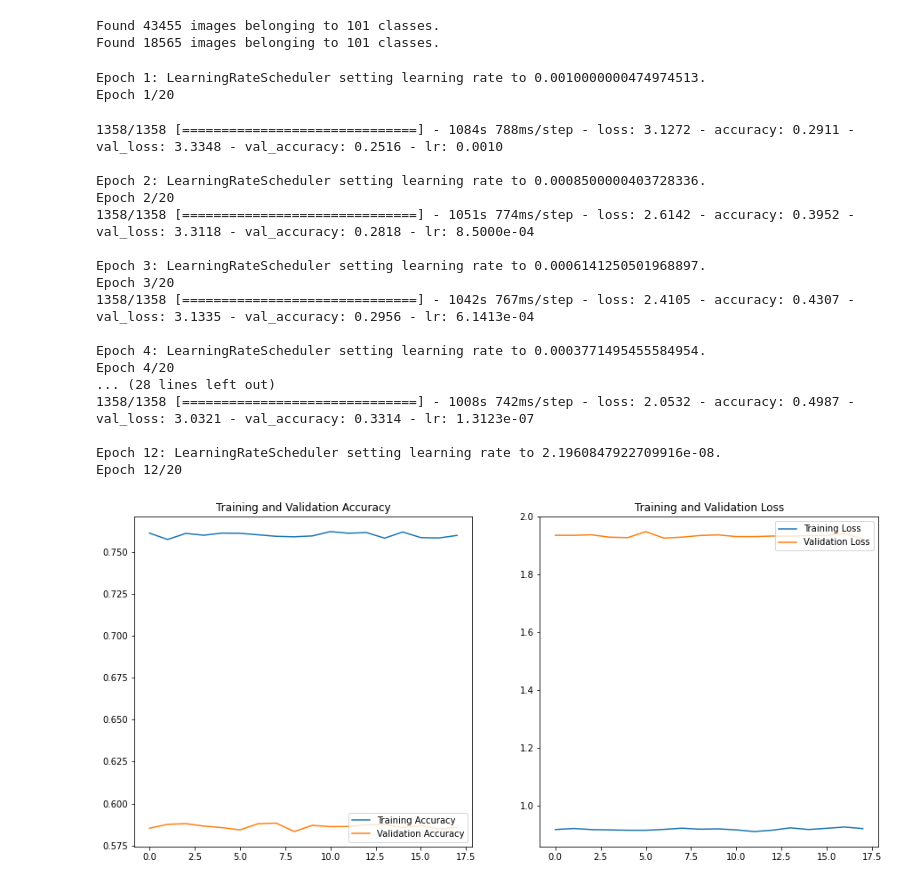
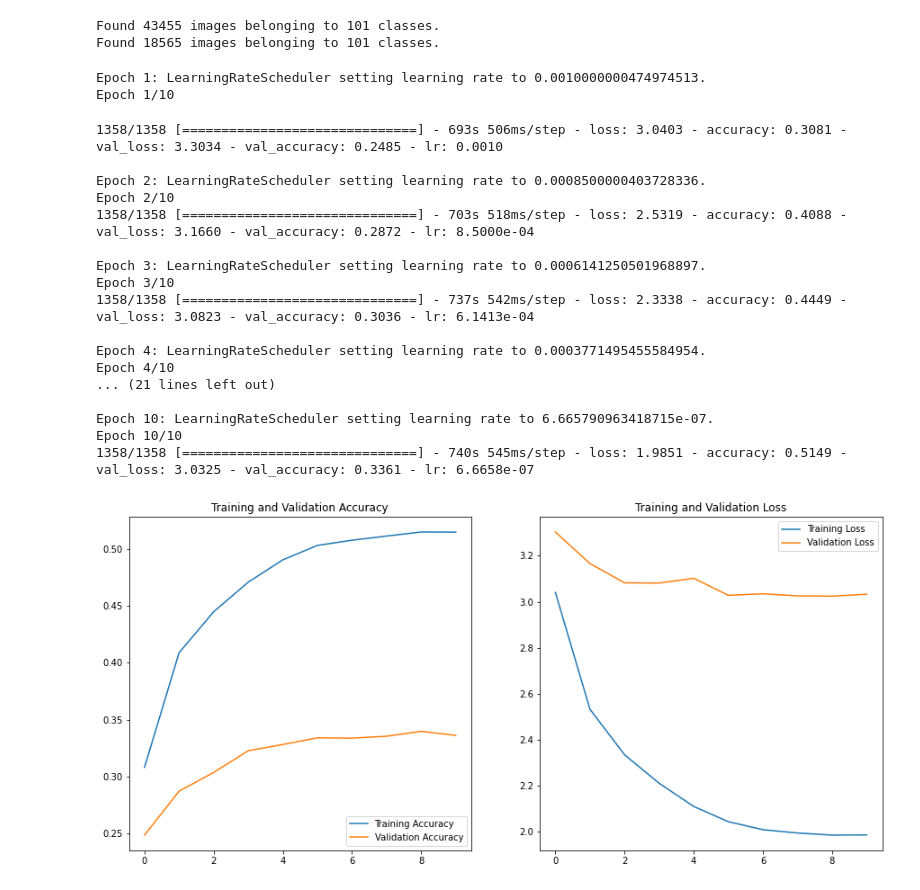
Before and after one commit to FarhanHazari/ML_image_search_engine, a Jupyter notebook: M04_resnet50_TL.ipynb, the cells around one changed output. Cells and saved outputs as stored; diff of their text form; code cells hidden in the pictures.

```diff
--- a/M04_resnet50_TL.ipynb
+++ b/M04_resnet50_TL.ipynb
@@ -31,7 +31,7 @@ Mounted at /content/drive
 %%capture
 !unzip /content/drive/MyDrive/ML/training_all.zip
 # %%
-train_path = '/content/training'
+train_path = 'dataset_rahin/training'
 # valid_path = 'dataset_rahin/validation/gallery'
 # %%
 # useful for getting number of classes
@@ -150,11 +150,11 @@ def lr_scheduler(epoch, lr):
 r = model.fit(
     training_set,
     validation_data=test_set,
-    epochs=20,
+    epochs=10,
     steps_per_epoch=len(training_set),
     validation_steps=len(test_set),
     callbacks=[
-        tf.keras.callbacks.EarlyStopping(monitor='val_accuracy', patience=7),
+        tf.keras.callbacks.EarlyStopping(monitor='val_accuracy', patience=3),
         tf.keras.callbacks.ModelCheckpoint(
             'models/model_RESNET50_TL_{val_accuracy:.3f}.h5',
             save_best_only=True, save_weights_only=False,
@@ -165,45 +165,45 @@ r = model.fit(
 )
 # %% [output]
 Epoch 1: LearningRateScheduler setting learning rate to 0.0010000000474974513.
-Epoch 1/20
+Epoch 1/10
-1358/1358 [==============================] - 1084s 788ms/step - loss: 3.1272 - accuracy: 0.2911 - val_loss: 3.3348 - val_accuracy: 0.2516 - lr: 0.0010
+1358/1358 [==============================] - 693s 506ms/step - loss: 3.0403 - accuracy: 0.3081 - val_loss: 3.3034 - val_accuracy: 0.2485 - lr: 0.0010
 
 Epoch 2: LearningRateScheduler setting learning rate to 0.0008500000403728336.
-Epoch 2/20
-1358/1358 [==============================] - 1051s 774ms/step - loss: 2.6142 - accuracy: 0.3952 - val_loss: 3.3118 - val_accuracy: 0.2818 - lr: 8.5000e-04
+Epoch 2/10
+1358/1358 [==============================] - 703s 518ms/step - loss: 2.5319 - accuracy: 0.4088 - val_loss: 3.1660 - val_accuracy: 0.2872 - lr: 8.5000e-04
 
 Epoch 3: LearningRateScheduler setting learning rate to 0.0006141250501968897.
-Epoch 3/20
-1358/1358 [==============================] - 1042s 767ms/step - loss: 2.4105 - accuracy: 0.4307 - val_loss: 3.1335 - val_accuracy: 0.2956 - lr: 6.1413e-04
+Epoch 3/10
+1358/1358 [==============================] - 737s 542ms/step - loss: 2.3338 - accuracy: 0.4449 - val_loss: 3.0823 - val_accuracy: 0.3036 - lr: 6.1413e-04
 
 Epoch 4: LearningRateScheduler setting learning rate to 0.0003771495455584954.
-Epoch 4/20
-... (28 lines left out)
-1358/1358 [==============================] - 1008s 742ms/step - loss: 2.0532 - accuracy: 0.4987 - val_loss: 3.0321 - val_accuracy: 0.3314 - lr: 1.3123e-07
+Epoch 4/10
+... (21 lines left out)
 
-Epoch 12: LearningRateScheduler setting learning rate to 2.1960847922709916e-08.
-Epoch 12/20
+Epoch 10: LearningRateScheduler setting learning rate to 6.665790963418715e-07.
+Epoch 10/10
+1358/1358 [==============================] - 740s 545ms/step - loss: 1.9851 - accuracy: 0.5149 - val_loss: 3.0325 - val_accuracy: 0.3361 - lr: 6.6658e-07
 # %%
 # accuracies
 accs = r.history['accuracy']
 val_accs = r.history['val_accuracy']
 loss = r.history['loss']
 val_loss = r.history['val_loss']
 
-epochs_range = range(18)
+epochs_range = range(10)
 
 plt.figure(figsize=(15, 15))
 plt.subplot(2, 2, 1)
 plt.plot(epochs_range, accs, label='Training Accuracy')
 plt.plot(epochs_range, val_accs, label='Validation Accuracy')
 plt.legend(loc='lower right')
 plt.title('Training and Validation Accuracy')
 
 plt.subplot(2, 2, 2)
 plt.plot(epochs_range, loss, label='Training Loss')
 plt.plot(epochs_range, val_loss, label='Validation Loss')
 plt.legend(loc='upper right')
 plt.title('Training and Validation Loss')
 plt.show()
 # %% [output]
-[figure, old version]
+[figure, new version]
```
Also changed, not shown: parts of 1 cell of this notebook.
